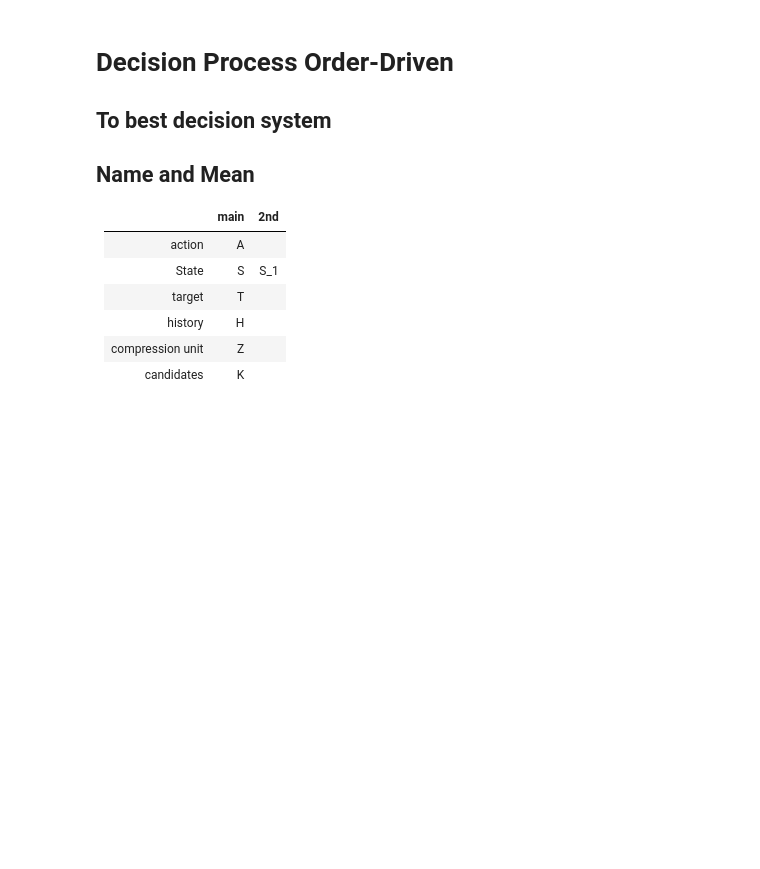
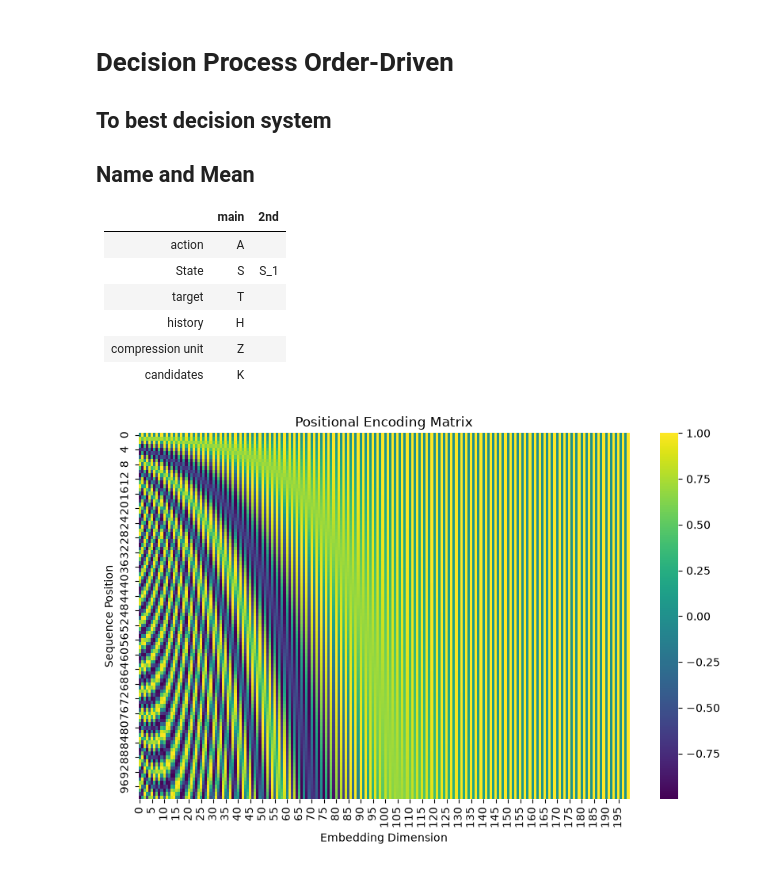
Before and after one commit to I-yuki-0424/Decision-Process-order-driven, a Jupyter notebook: docs/JP-ideas/DPOD.ipynb, the cells around one changed output. Saved outputs shown, nothing was run; the diff lists cells and outputs as text; code cells hidden in the pictures; blank space fills up the shorter version.

Commit message:
add tester

```diff
--- a/docs/JP-ideas/DPOD.ipynb
+++ b/docs/JP-ideas/DPOD.ipynb
@@ -464,3 +461,14 @@ def y_attention_action(array_to_action, k_a, v_a, dropout_rate_a, dropout_enable
     return jax.vmap(
         _y_attention_action_single, in_axes=(0, 0, 0, None, None, None, 0)
     )(array_to_action, k_a, v_a, dropout_rate_a, dropout_enabled_a, rng_a, mask_a)
+# %%
+# tester
+pe_test = get_sinusoidal_positional_encoding(100, 200)
+plt.figure(figsize=(10, 6))
+sns.heatmap(pe_test, cmap='viridis', cbar=True)
+plt.title("Positional Encoding Matrix")
+plt.xlabel("Embedding Dimension")
+plt.ylabel("Sequence Position")
+plt.show()
+# %% [output]
+[figure, added]
```
Also changed, not shown: parts of 4 cells of this notebook, 1 other file.
